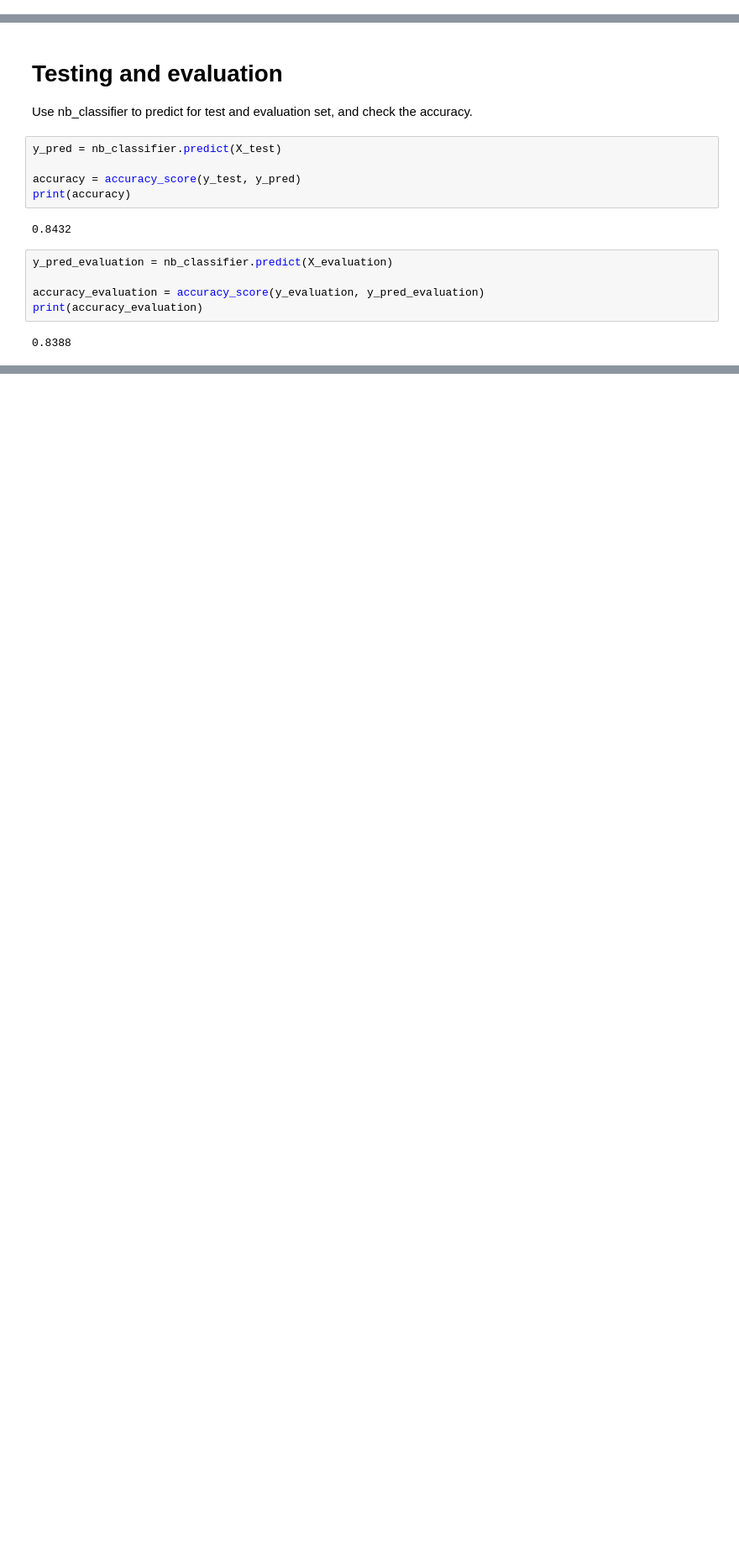
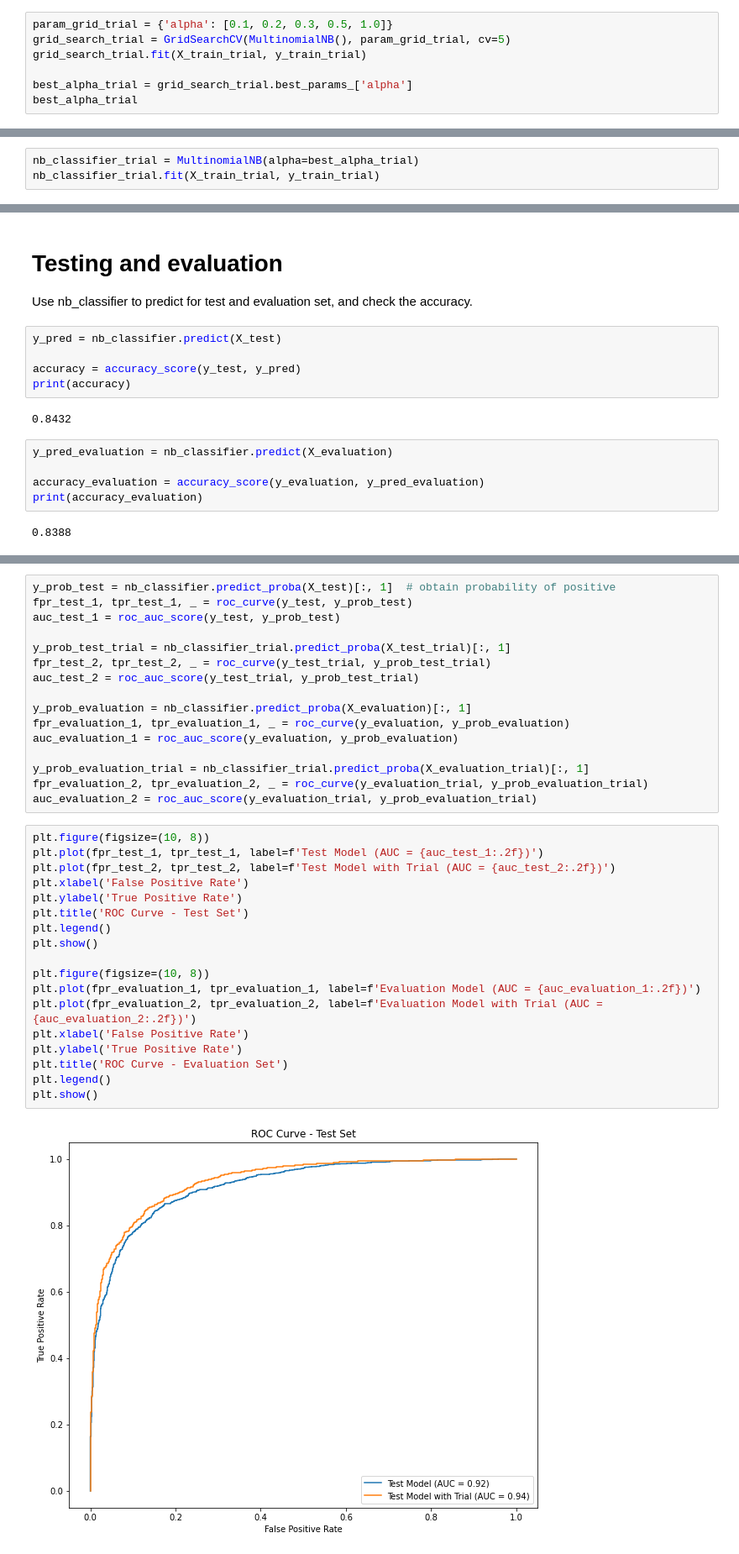
Before and after one commit to KarlFran66/DM2583, a Jupyter notebook: Lab 1/Lab 1_spec.ipynb, the cells around one changed output, grey strips where cells are left out. Shown: that part at 84% size. Cells and saved outputs as stored; diff of their text form; blank space fills up the shorter version.

Commit message:
add vectorizer from Veerle, add visualization

```diff
--- a/Lab 1/Lab 1_spec.ipynb
+++ b/Lab 1/Lab 1_spec.ipynb
@@ -96,0 +116,7 @@ best_alpha
+# %%
+param_grid_trial = {'alpha': [0.1, 0.2, 0.3, 0.5, 1.0]}
+grid_search_trial = GridSearchCV(MultinomialNB(), param_grid_trial, cv=5)
+grid_search_trial.fit(X_train_trial, y_train_trial)
+
+best_alpha_trial = grid_search_trial.best_params_['alpha']
+best_alpha_trial
@@ -104,0 +136,3 @@ MultinomialNB(alpha=2.9)
+# %%
+nb_classifier_trial = MultinomialNB(alpha=best_alpha_trial)
+nb_classifier_trial.fit(X_train_trial, y_train_trial)
@@ -121,0 +178,36 @@ print(accuracy_evaluation)
+# %%
+y_prob_test = nb_classifier.predict_proba(X_test)[:, 1]  # obtain probability of positive
+fpr_test_1, tpr_test_1, _ = roc_curve(y_test, y_prob_test)
+auc_test_1 = roc_auc_score(y_test, y_prob_test)
+
+y_prob_test_trial = nb_classifier_trial.predict_proba(X_test_trial)[:, 1]
+fpr_test_2, tpr_test_2, _ = roc_curve(y_test_trial, y_prob_test_trial)
+auc_test_2 = roc_auc_score(y_test_trial, y_prob_test_trial)
+
+y_prob_evaluation = nb_classifier.predict_proba(X_evaluation)[:, 1]
+fpr_evaluation_1, tpr_evaluation_1, _ = roc_curve(y_evaluation, y_prob_evaluation)
+auc_evaluation_1 = roc_auc_score(y_evaluation, y_prob_evaluation)
+
+y_prob_evaluation_trial = nb_classifier_trial.predict_proba(X_evaluation_trial)[:, 1]
+fpr_evaluation_2, tpr_evaluation_2, _ = roc_curve(y_evaluation_trial, y_prob_evaluation_trial)
+auc_evaluation_2 = roc_auc_score(y_evaluation_trial, y_prob_evaluation_trial)
+# %%
+plt.figure(figsize=(10, 8))
+plt.plot(fpr_test_1, tpr_test_1, label=f'Test Model (AUC = {auc_test_1:.2f})')
+plt.plot(fpr_test_2, tpr_test_2, label=f'Test Model with Trial (AUC = {auc_test_2:.2f})')
+plt.xlabel('False Positive Rate')
+plt.ylabel('True Positive Rate')
+plt.title('ROC Curve - Test Set')
+plt.legend()
+plt.show()
+
+plt.figure(figsize=(10, 8))
+plt.plot(fpr_evaluation_1, tpr_evaluation_1, label=f'Evaluation Model (AUC = {auc_evaluation_1:.2f})')
+plt.plot(fpr_evaluation_2, tpr_evaluation_2, label=f'Evaluation Model with Trial (AUC = {auc_evaluation_2:.2f})')
+plt.xlabel('False Positive Rate')
+plt.ylabel('True Positive Rate')
+plt.title('ROC Curve - Evaluation Set')
+plt.legend()
+plt.show()
+# %% [output]
+[figure, added]
```
Also changed, not shown: parts of 14 cells of this notebook.
